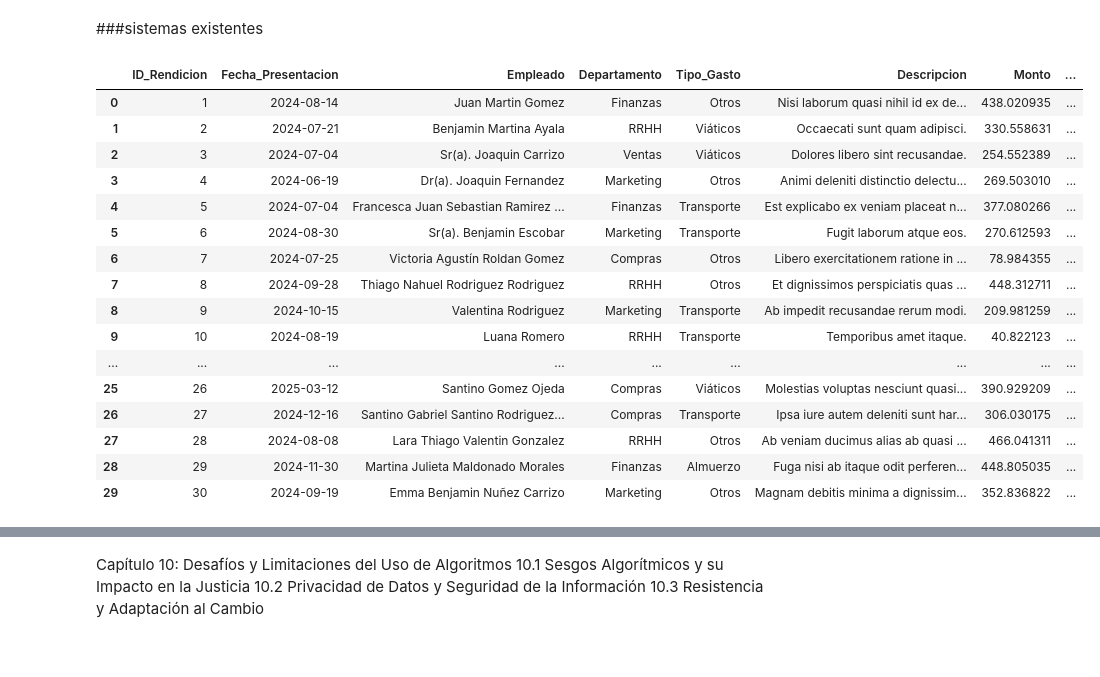
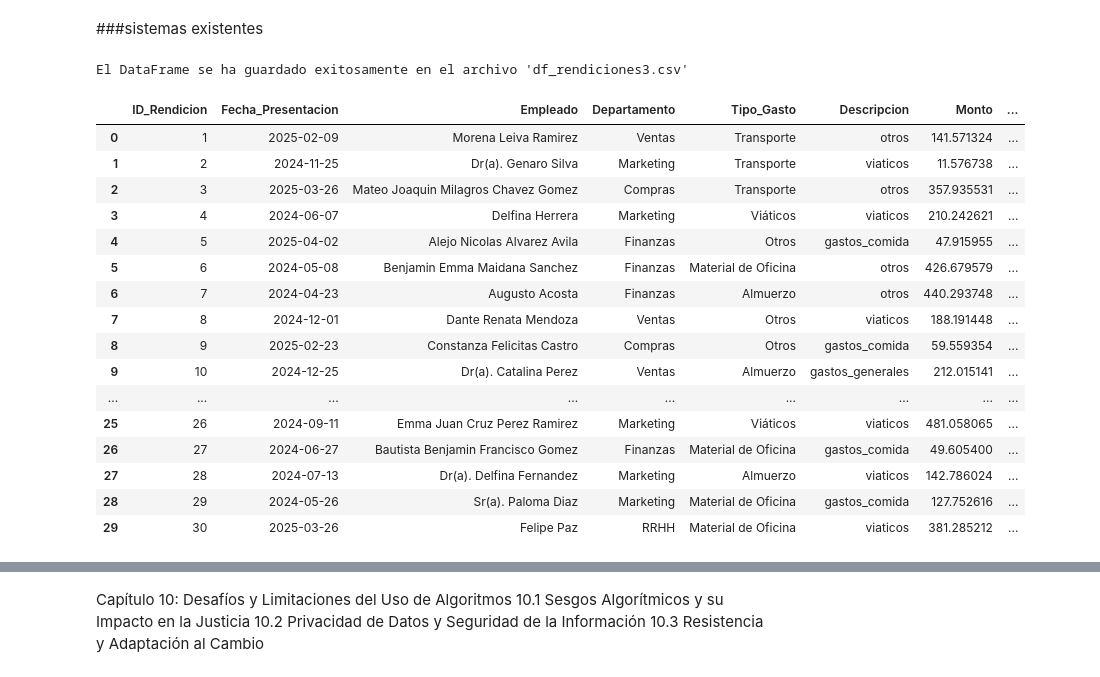
Before and after one commit to Viny2030/Libro_Algoritmos_contra_fraude_corrupcion, a Jupyter notebook: datasetlibro.ipynb, the cells around one changed output, grey strips where cells are left out. Saved outputs shown, nothing was run; the diff lists cells and outputs as text; code cells hidden in the pictures.

```diff
--- a/datasetlibro.ipynb
+++ b/datasetlibro.ipynb
@@ -2390,45 +1935,60 @@ El DataFrame se ha guardado exitosamente en el archivo 'df_tarjetas.csv'
 # %%
 import pandas as pd
 from faker import Faker
 import numpy as np
 import random
 from datetime import datetime, timedelta
 
 # 1. Generación del Dataset de Rendiciones de Cuenta
 
-num_rendiciones=30
+num_rendiciones = 30
 fake = Faker('es_AR')
 data_rendiciones = {
-        'ID_Rendicion': range(1, num_rendiciones + 1),
-        'Fecha_Presentacion': pd.to_datetime([fake.date_between(start_date='-365d', end_date='today') for _ in range(num_rendiciones)]),
-        'Empleado': [fake.name() for _ in range(num_rendiciones)],
-        'Departamento': [random.choice(['Ventas', 'Marketing', 'Compras', 'RRHH', 'Finanzas']) for _ in range(num_rendiciones)],
-        'Tipo_Gasto': [random.choice(['Viáticos', 'Material de Oficina', 'Almuerzo', 'Transporte', 'Otros']) for _ in range(num_rendiciones)],
-        'Descripcion': [fake.text(max_nb_chars=50) for _ in range(num_rendiciones)],
-        'Monto': np.random.uniform(10, 500, num_rendiciones),
-        'Justificante_Adjunto': random.choices(['Sí', 'No'], weights=[0.8, 0.2], k=num_rendiciones),
-        'Estado_Aprobacion': [random.choice(['Aprobado', 'Pendiente', 'Rechazado']) for _ in range(num_rendiciones)],
-        'Es_Sospechoso': np.zeros(num_rendiciones, dtype=int)
-    }
+    'ID_Rendicion': range(1, num_rendiciones + 1),
+    'Fecha_Presentacion': pd.to_datetime([fake.date_between(start_date='-365d', end_date='today') for _ in range(num_rendiciones)]),
+    'Empleado': [fake.name() for _ in range(num_rendiciones)],
+    'Departamento': [random.choice(['Ventas', 'Marketing', 'Compras', 'RRHH', 'Finanzas']) for _ in range(num_rendiciones)],
+    'Tipo_Gasto': [random.choice(['Viáticos', 'Material de Oficina', 'Almuerzo', 'Transporte', 'Otros']) for _ in range(num_rendiciones)],
+    'Descripcion': [fake.random_element(elements=('gastos_generales', 'viaticos', 'gastos_comida', 'otros')) for _ in range(num_rendiciones)], #Correción aquí
+    'Monto': np.random.uniform(10, 500, num_rendiciones),
+    'Justificante_Adjunto': random.choices(['Sí', 'No'], weights=[0.8, 0.2], k=num_rendiciones),
+    'Estado_Aprobacion': [random.choice(['Aprobado', 'Pendiente', 'Rechazado']) for _ in range(num_rendiciones)],
+    'Es_Sospechoso': np.zeros(num_rendiciones, dtype=int)
+}
 
 df_rendiciones = pd.DataFrame(data_rendiciones)
-###print(df_rendiciones)
+
+# Función para marcar como sospechoso si el estado de aprobación es "Rechazado"
+def marcar_sospechoso(row):
+    if row['Estado_Aprobacion'] == 'Rechazado':
+        return 1
+    else:
+        return 0
+
+# Aplica la función a cada fila del DataFrame para crear la columna 'Es_Sospechoso'
+df_rendiciones['Es_Sospechoso'] = df_rendiciones.apply(marcar_sospechoso, axis=1)
+
+nombre_archivo_csv = 'df_rendiciones3.csv'
+df_rendiciones.to_csv(nombre_archivo_csv, index=False)
+
+print(f"El DataFrame se ha guardado exitosamente en el archivo '{nombre_archivo_csv}'")
 df_rendiciones
 # %% [output]
+El DataFrame se ha guardado exitosamente en el archivo 'df_rendiciones3.csv'
 |  | ID_Rendicion | Fecha_Presentacion | Empleado | Departamento | Tipo_Gasto | Descripcion | Monto | ... |
-| 0 | 1 | 2024-08-14 | Juan Martin Gomez | Finanzas | Otros | Nisi laborum quasi nihil id ex de... | 438.020935 | ... |
-| 1 | 2 | 2024-07-21 | Benjamin Martina Ayala | RRHH | Viáticos | Occaecati sunt quam adipisci. | 330.558631 | ... |
-| 2 | 3 | 2024-07-04 | Sr(a). Joaquin Carrizo | Ventas | Viáticos | Dolores libero sint recusandae. | 254.552389 | ... |
-| 3 | 4 | 2024-06-19 | Dr(a). Joaquin Fernandez | Marketing | Otros | Animi deleniti distinctio delectu... | 269.503010 | ... |
-| 4 | 5 | 2024-07-04 | Francesca Juan Sebastian Ramirez ... | Finanzas | Transporte | Est explicabo ex veniam placeat n... | 377.080266 | ... |
-| 5 | 6 | 2024-08-30 | Sr(a). Benjamin Escobar | Marketing | Transporte | Fugit laborum atque eos. | 270.612593 | ... |
-| 6 | 7 | 2024-07-25 | Victoria Agustín Roldan Gomez | Compras | Otros | Libero exercitationem ratione in ... | 78.984355 | ... |
-| 7 | 8 | 2024-09-28 | Thiago Nahuel Rodriguez Rodriguez | RRHH | Otros | Et dignissimos perspiciatis quas ... | 448.312711 | ... |
-| 8 | 9 | 2024-10-15 | Valentina Rodriguez | Marketing | Transporte | Ab impedit recusandae rerum modi. | 209.981259 | ... |
-| 9 | 10 | 2024-08-19 | Luana Romero | RRHH | Transporte | Temporibus amet itaque. | 40.822123 | ... |
+| 0 | 1 | 2025-02-09 | Morena Leiva Ramirez | Ventas | Transporte | otros | 141.571324 | ... |
+| 1 | 2 | 2024-11-25 | Dr(a). Genaro Silva | Marketing | Transporte | viaticos | 11.576738 | ... |
+| 2 | 3 | 2025-03-26 | Mateo Joaquin Milagros Chavez Gomez | Compras | Transporte | otros | 357.935531 | ... |
+| 3 | 4 | 2024-06-07 | Delfina Herrera | Marketing | Viáticos | viaticos | 210.242621 | ... |
+| 4 | 5 | 2025-04-02 | Alejo Nicolas Alvarez Avila | Finanzas | Otros | gastos_comida | 47.915955 | ... |
+| 5 | 6 | 2024-05-08 | Benjamin Emma Maidana Sanchez | Finanzas | Material de Oficina | otros | 426.679579 | ... |
+| 6 | 7 | 2024-04-23 | Augusto Acosta | Finanzas | Almuerzo | otros | 440.293748 | ... |
+| 7 | 8 | 2024-12-01 | Dante Renata Mendoza | Ventas | Otros | viaticos | 188.191448 | ... |
+| 8 | 9 | 2025-02-23 | Constanza Felicitas Castro | Compras | Otros | gastos_comida | 59.559354 | ... |
+| 9 | 10 | 2024-12-25 | Dr(a). Catalina Perez | Ventas | Almuerzo | gastos_generales | 212.015141 | ... |
 | ... | ... | ... | ... | ... | ... | ... | ... | ... |
-| 25 | 26 | 2025-03-12 | Santino Gomez Ojeda | Compras | Viáticos | Molestias voluptas nesciunt quasi... | 390.929209 | ... |
-| 26 | 27 | 2024-12-16 | Santino Gabriel Santino Rodriguez... | Compras | Transporte | Ipsa iure autem deleniti sunt har... | 306.030175 | ... |
-| 27 | 28 | 2024-08-08 | Lara Thiago Valentin Gonzalez | RRHH | Otros | Ab veniam ducimus alias ab quasi ... | 466.041311 | ... |
-| 28 | 29 | 2024-11-30 | Martina Julieta Maldonado Morales | Finanzas | Almuerzo | Fuga nisi ab itaque odit perferen... | 448.805035 | ... |
-| 29 | 30 | 2024-09-19 | Emma Benjamin Nuñez Carrizo | Marketing | Otros | Magnam debitis minima a dignissim... | 352.836822 | ... |
+| 25 | 26 | 2024-09-11 | Emma Juan Cruz Perez Ramirez | Marketing | Viáticos | viaticos | 481.058065 | ... |
+| 26 | 27 | 2024-06-27 | Bautista Benjamin Francisco Gomez | Finanzas | Material de Oficina | gastos_comida | 49.605400 | ... |
+| 27 | 28 | 2024-07-13 | Dr(a). Delfina Fernandez | Marketing | Almuerzo | viaticos | 142.786024 | ... |
+| 28 | 29 | 2024-05-26 | Sr(a). Paloma Diaz | Marketing | Material de Oficina | gastos_comida | 127.752616 | ... |
+| 29 | 30 | 2025-03-26 | Felipe Paz | RRHH | Material de Oficina | viaticos | 381.285212 | ... |
```
Also changed, not shown: parts of 63 cells of this notebook.
